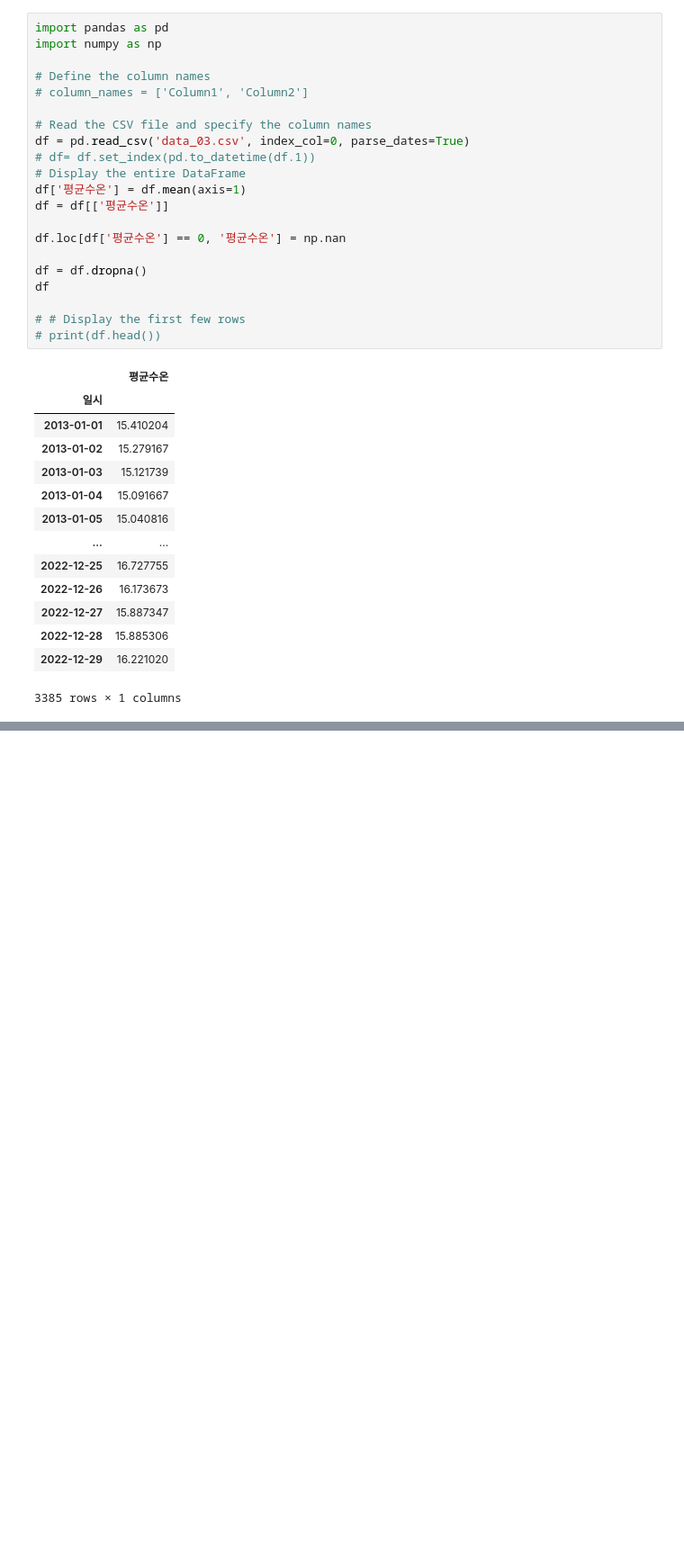
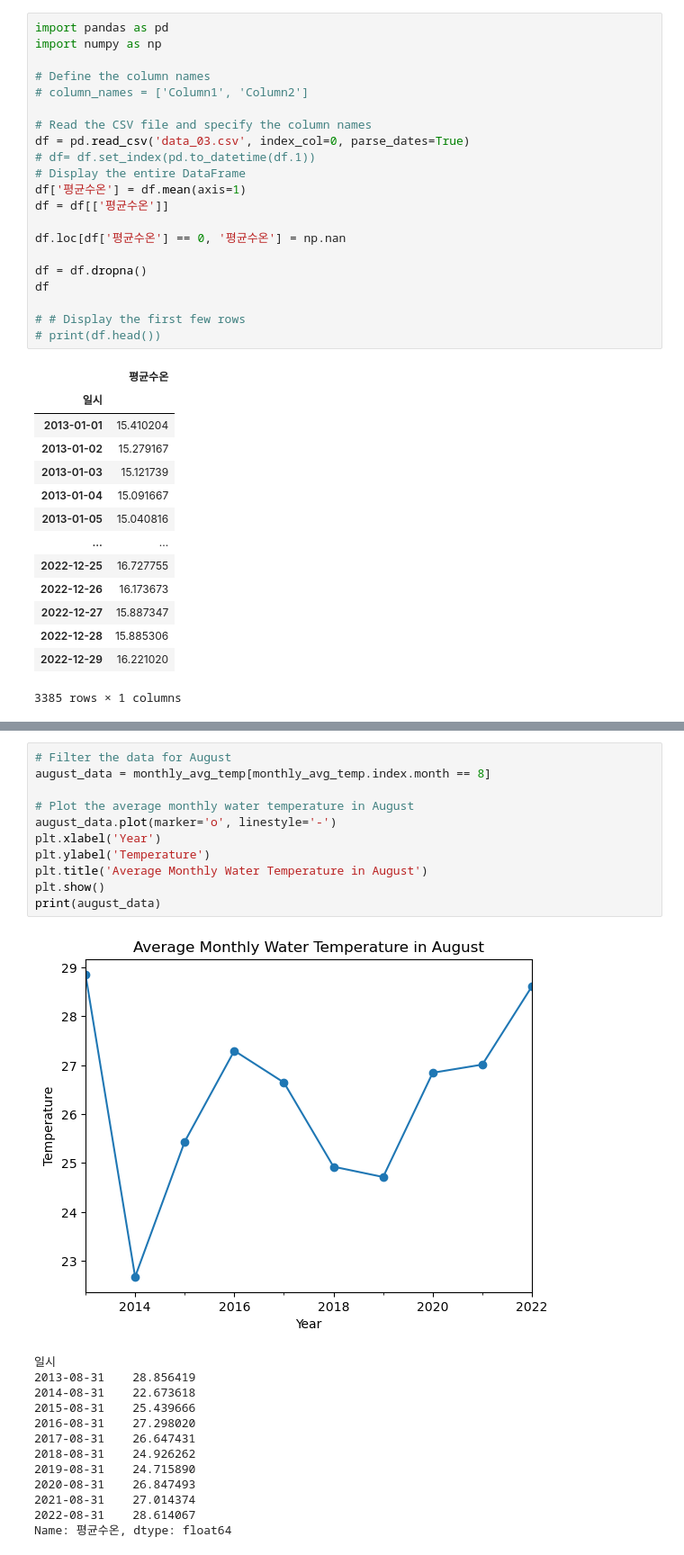
Before and after one commit to eshehh/K1109_Py_Class_Lab, a Jupyter notebook: testpyt/0523_test2.ipynb, the cells around one changed output, grey strips where cells are left out. Shown at 90% size. Saved outputs shown, nothing was run; the diff lists cells and outputs as text; blank space fills up the shorter version.

```diff
--- a/testpyt/0523_test2.ipynb
+++ b/testpyt/0523_test2.ipynb
@@ -74,0 +103,25 @@ df
+# %%
+# Filter the data for August
+august_data = monthly_avg_temp[monthly_avg_temp.index.month == 8]
+
+# Plot the average monthly water temperature in August
+august_data.plot(marker='o', linestyle='-')
+plt.xlabel('Year')
+plt.ylabel('Temperature')
+plt.title('Average Monthly Water Temperature in August')
+plt.show()
+print(august_data)
+# %% [output]
+[figure, added]
+일시
+2013-08-31    28.856419
+2014-08-31    22.673618
+2015-08-31    25.439666
+2016-08-31    27.298020
+2017-08-31    26.647431
+2018-08-31    24.926262
+2019-08-31    24.715890
+2020-08-31    26.847493
+2021-08-31    27.014374
+2022-08-31    28.614067
+Name: 평균수온, dtype: float64
```
Also changed, not shown: parts of 13 cells of this notebook, 3 other files.
